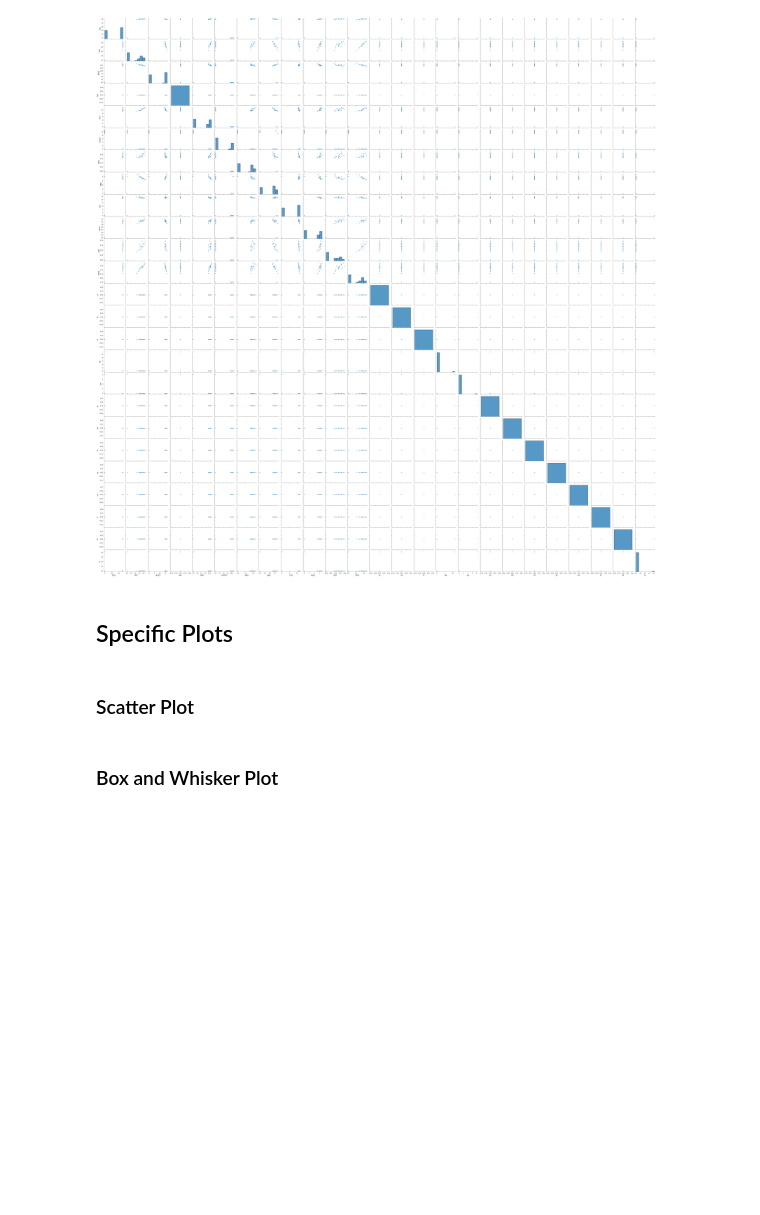
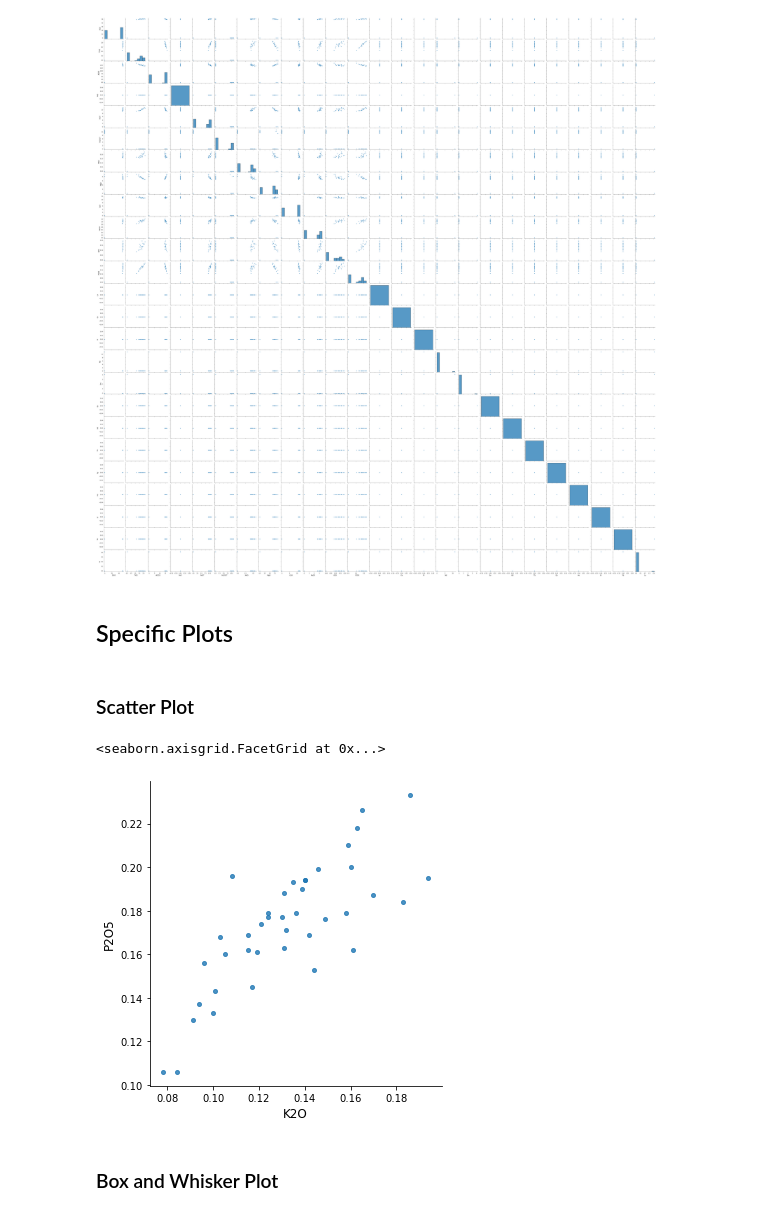
Before and after one commit to CCNY-Earthchem-Projects/geochem-ds, a Jupyter notebook: notebooks/Notebook PetroPlot/PetroPlot Clone.ipynb, the cells around one changed output. Saved outputs shown, nothing was run; the diff lists cells and outputs as text; code cells hidden in the pictures; blank space fills up the shorter version.

```diff
--- a/notebooks/Notebook PetroPlot/PetroPlot Clone.ipynb
+++ b/notebooks/Notebook PetroPlot/PetroPlot Clone.ipynb
@@ -196,10 +196,14 @@ sns.pairplot(df)
 # %% [markdown]
 ### Scatter Plot
 # %%
-sns.lmplot(x="<Column Name for X-Axis>",y="<Column Name for Y-Axis>", data=df, fit_reg=False)
-
+#sns.lmplot(x="<Column Name for X-Axis>",y="<Column Name for Y-Axis>", data=df, fit_reg=False)
 #plt.xlim(<Lower Bound for X-axis>, <Upper Bound for X-axis>) # Uncomment this if you want to change the bounds of the x-axis
 #plt.ylim(<Lower Bound for Y-axis>, <Upper Bound for Y-axis>) # Uncomment this if you want to change the bounds of the y-axis
+
+sns.lmplot(x="K2O",y="P2O5", data=df, fit_reg=False)
+# %% [output]
+<seaborn.axisgrid.FacetGrid at 0x...>
+[figure, added]
 # %% [markdown]
 ### Box and Whisker Plot
 # %%
```
Also changed, not shown: parts of 12 cells of this notebook.
